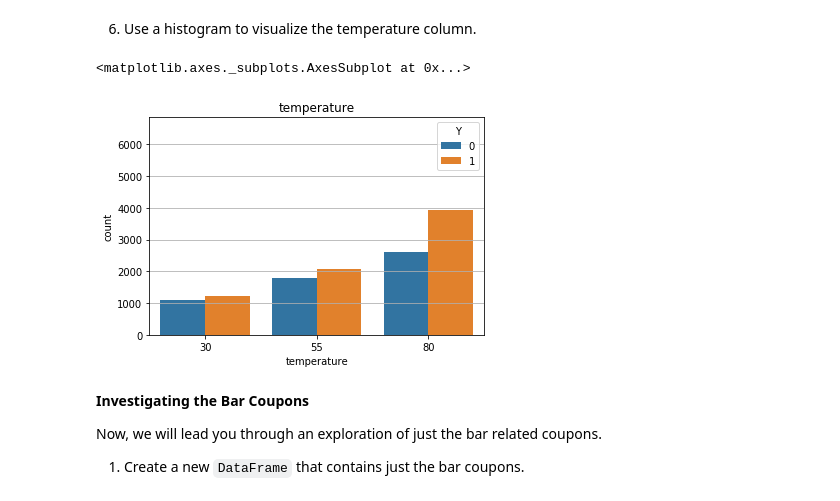
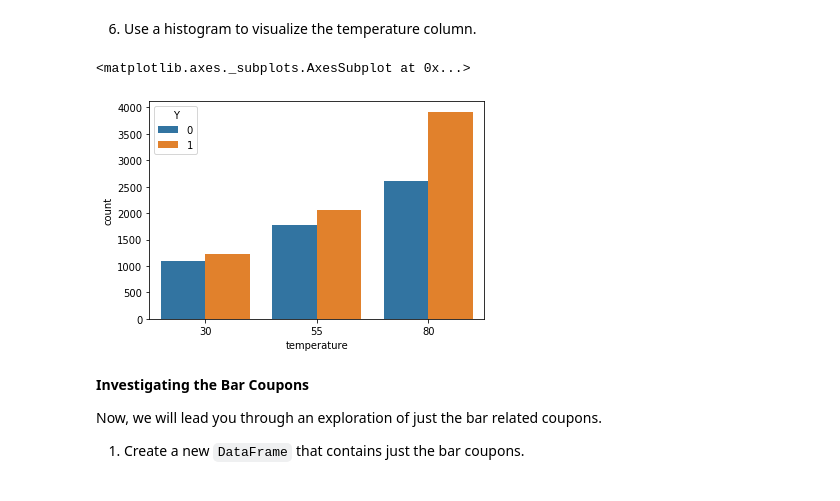
Before and after one commit to purnamididuddi/coupon_acceptance, a Jupyter notebook: coupon_analysis.ipynb, the cells around one changed output. Drawn from its saved outputs; the diff is of its cells as text; code cells hidden in the pictures.

Commit message:
Answered all questions given for bar coupon data

```diff
--- a/coupon_analysis.ipynb
+++ b/coupon_analysis.ipynb
@@ -294,11 +307,11 @@ plt.xticks(rotation=90)
 6. Use a histogram to visualize the temperature column.
 # %%
 #data[['temperature','Y']].hist(by='Y')
-data[['temperature']].hist()
+#data[['temperature']].hist()
 sns.countplot(data=data, x='temperature', hue='Y')
 # %% [output]
 <matplotlib.axes._subplots.AxesSubplot at 0x...>
-[figure, old version]
+[figure, new version]
 # %% [markdown]
 **Investigating the Bar Coupons**
 
```
Also changed, not shown: parts of 13 cells of this notebook.
